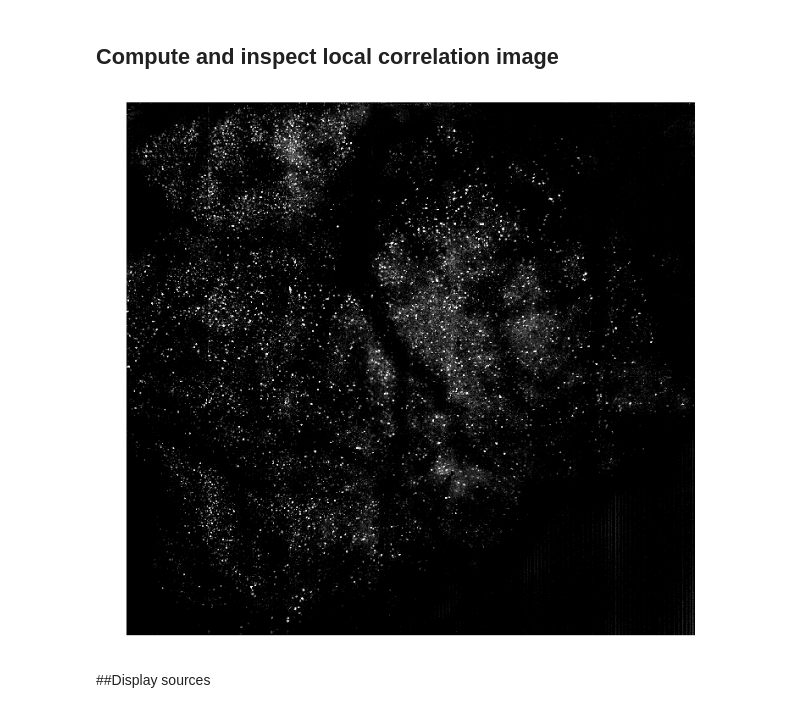
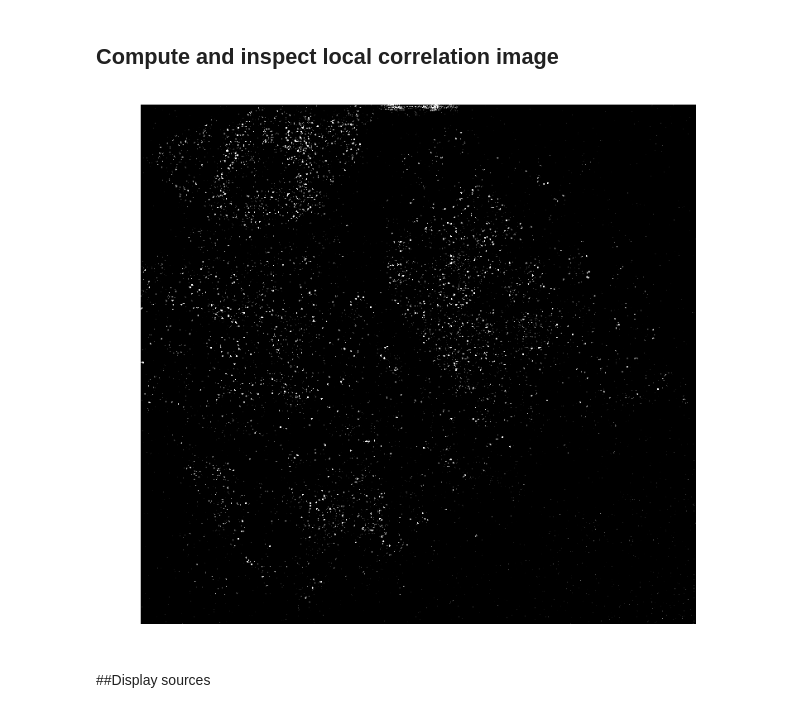
Before and after one commit to sofroniewn/2pRAM-paper, a Jupyter notebook: notebooks/Figure-8_1 functional imaging.ipynb, the cells around one changed output. Cells and saved outputs as stored; diff of their text form; code cells hidden in the pictures.

```diff
--- a/notebooks/Figure-8_1 functional imaging.ipynb
+++ b/notebooks/Figure-8_1 functional imaging.ipynb
@@ -26,3 +18,10 @@ data = frombinary(path + '/images')
+# %%
+from thunder.images import frombinary
+
+path = 's3://neuro-datasets/svoboda-lab/2pRAM-paper/02'
+
+# we only load in the first 100 out of 4044 frames as the data is large
+data = frombinary(path + '/images', stop=100)
 # %%
 data
 # %% [output]
@@ -41,8 +40,8 @@ def detrend(y, order=5):
     p[-1] = 0
     yy = polyval(p, x)
     return y - yy
+
+detrended = data.toseries().map(detrend).toimages()
-# %%
-detrended = data.map_as_series(detrend, block_size = (10, 10))
 # %% [markdown]
 ## Compute and inspect the mean image
 # %%
@@ -56,6 +55,6 @@ imsave(path + '/summary/mean.tif', mean.astype('float32'), plugin='tifffile', ph
 # %%
 localcorr = detrended.localcorr(4)
 # %%
-image(localcorr, clim=(0.3, 0.7), size = 12);
+image(localcorr, clim=(0.5, 0.8), size = 12);
 # %% [output]
-[figure, old version]
+[figure, new version]
```
Also changed, not shown: parts of 13 cells of this notebook, 2 other files.
